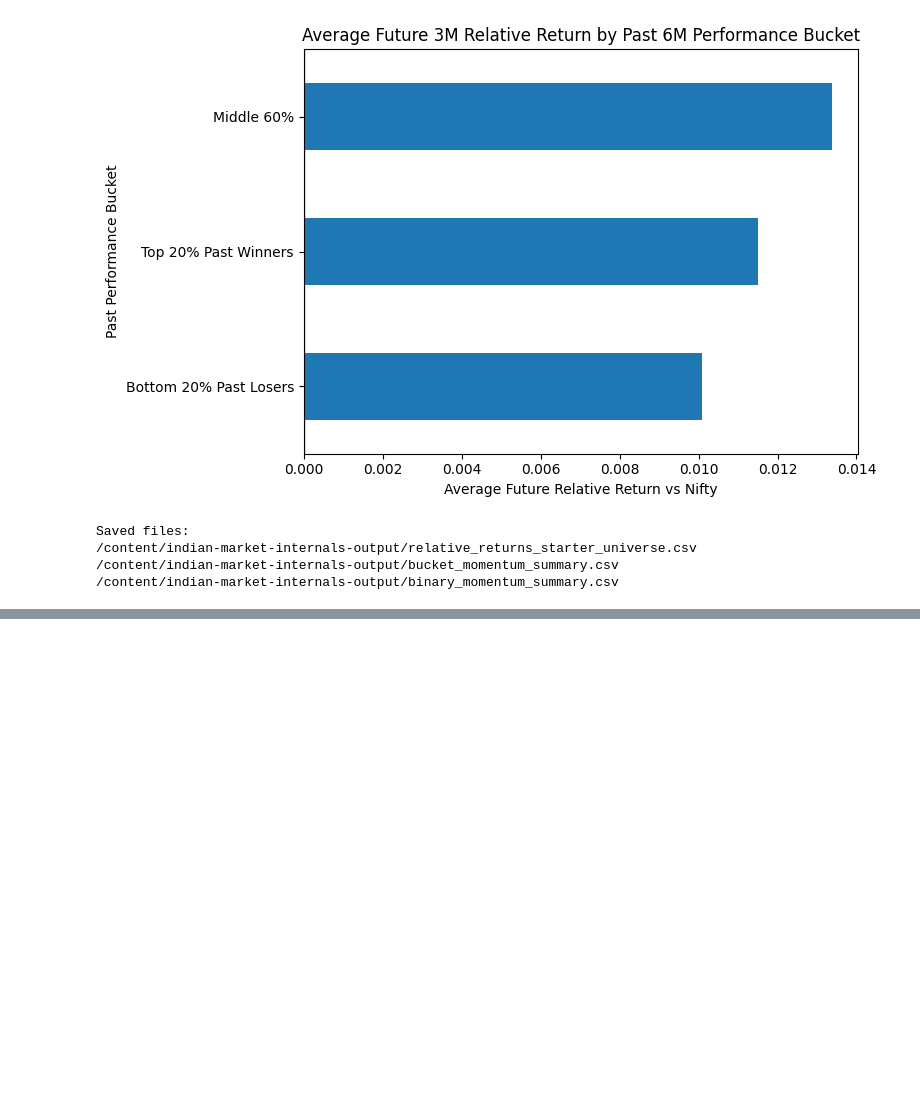
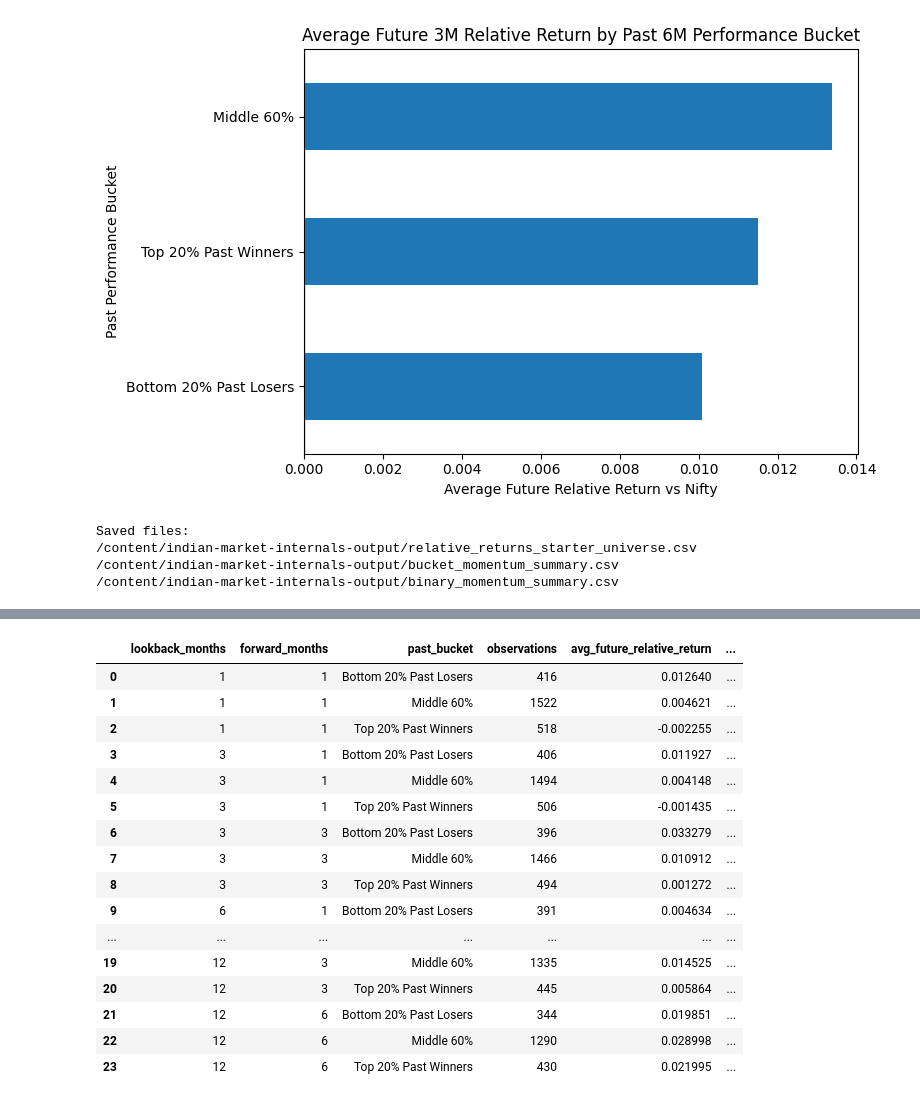
Before and after one commit to chinmay227/indian-market-internals, a Jupyter notebook: notebooks/02_calculate_relative_returns.ipynb, the cells around one changed output, grey strips where cells are left out. Cells and saved outputs as stored; diff of their text form; code cells hidden in the pictures; blank space fills up the shorter version.

```diff
--- a/notebooks/02_calculate_relative_returns.ipynb
+++ b/notebooks/02_calculate_relative_returns.ipynb
@@ -296,0 +367,71 @@ Saved files:
+# %%
+lookback_forward_tests = [
+    (1, 1),
+    (3, 1),
+    (3, 3),
+    (6, 1),
+    (6, 3),
+    (6, 6),
+    (12, 3),
+    (12, 6),
+]
+
+all_test_results = []
+
+for lookback, forward in lookback_forward_tests:
+    test_df = build_relative_return_dataset(
+        monthly_prices=monthly_prices,
+        lookback_months=lookback,
+        forward_months=forward
+    )
+
+    summary = (
+        test_df
+        .groupby("past_bucket")
+        .agg(
+            observations=("ticker", "count"),
+            avg_future_relative_return=("future_relative_return", "mean"),
+            median_future_relative_return=("future_relative_return", "median"),
+            win_rate_vs_nifty=("future_relative_return", lambda x: (x > 0).mean())
+        )
+        .reset_index()
+    )
+
+    summary["lookback_months"] = lookback
+    summary["forward_months"] = forward
+
+    all_test_results.append(summary)
+
+grid_summary = pd.concat(all_test_results, ignore_index=True)
+
+grid_summary = grid_summary[
+    [
+        "lookback_months",
+        "forward_months",
+        "past_bucket",
+        "observations",
+        "avg_future_relative_return",
+        "median_future_relative_return",
+        "win_rate_vs_nifty",
+    ]
+]
+
+grid_summary
+# %% [output]
+|  | lookback_months | forward_months | past_bucket | observations | avg_future_relative_return | ... |
+| 0 | 1 | 1 | Bottom 20% Past Losers | 416 | 0.012640 | ... |
+| 1 | 1 | 1 | Middle 60% | 1522 | 0.004621 | ... |
+| 2 | 1 | 1 | Top 20% Past Winners | 518 | -0.002255 | ... |
+| 3 | 3 | 1 | Bottom 20% Past Losers | 406 | 0.011927 | ... |
+| 4 | 3 | 1 | Middle 60% | 1494 | 0.004148 | ... |
+| 5 | 3 | 1 | Top 20% Past Winners | 506 | -0.001435 | ... |
+| 6 | 3 | 3 | Bottom 20% Past Losers | 396 | 0.033279 | ... |
+| 7 | 3 | 3 | Middle 60% | 1466 | 0.010912 | ... |
+| 8 | 3 | 3 | Top 20% Past Winners | 494 | 0.001272 | ... |
+| 9 | 6 | 1 | Bottom 20% Past Losers | 391 | 0.004634 | ... |
+| ... | ... | ... | ... | ... | ... | ... |
+| 19 | 12 | 3 | Middle 60% | 1335 | 0.014525 | ... |
+| 20 | 12 | 3 | Top 20% Past Winners | 445 | 0.005864 | ... |
+| 21 | 12 | 6 | Bottom 20% Past Losers | 344 | 0.019851 | ... |
+| 22 | 12 | 6 | Middle 60% | 1290 | 0.028998 | ... |
+| 23 | 12 | 6 | Top 20% Past Winners | 430 | 0.021995 | ... |
```
Also changed, not shown: parts of 11 cells of this notebook.
